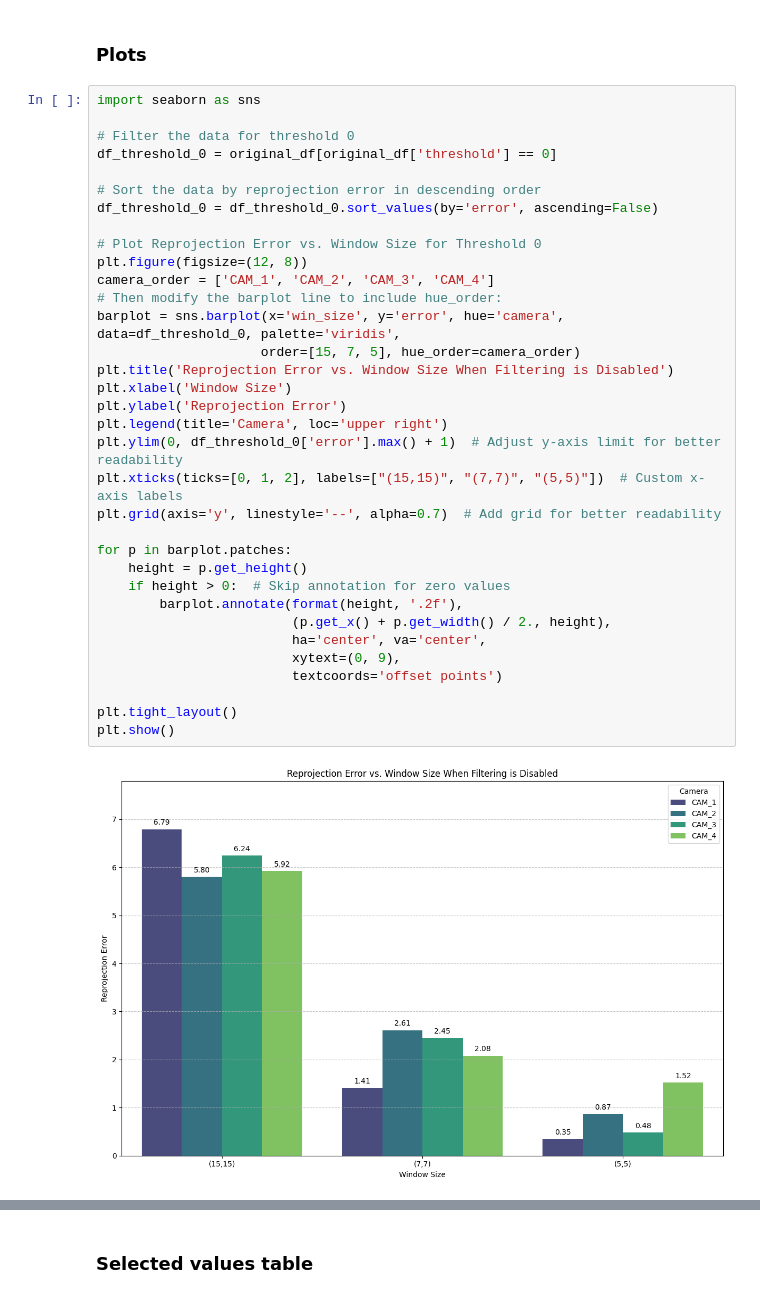
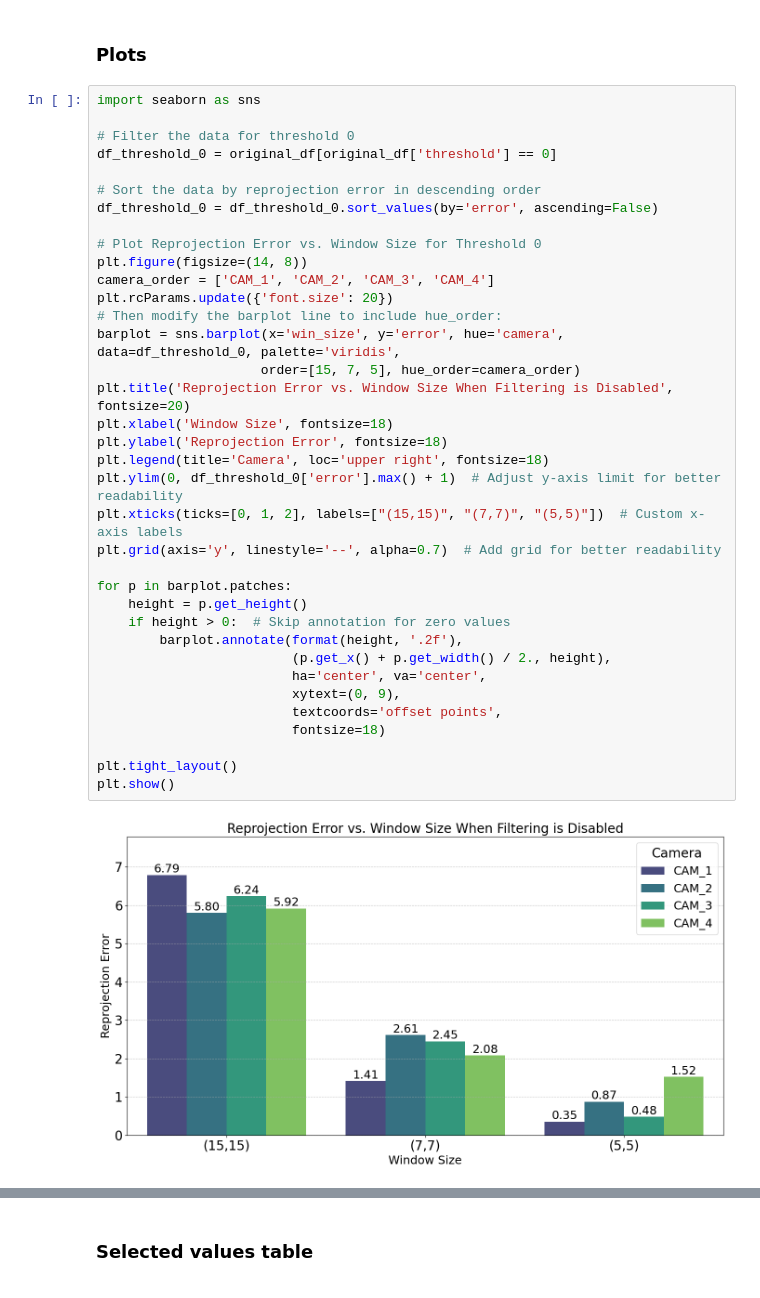
Before and after one commit to damianstone/cv-calibration-triangulation, a Jupyter notebook: report/intrinsic_results..ipynb, the cells around one changed output, grey strips where cells are left out. Saved outputs shown, nothing was run; the diff lists cells and outputs as text.

Commit message:
plots

```diff
--- a/report/intrinsic_results..ipynb
+++ b/report/intrinsic_results..ipynb
@@ -118,36 +118,38 @@ original_df = pd.read_csv(f"{root}/data/intrinsic_experiments.csv")
 # %%
 import seaborn as sns
 
 # Filter the data for threshold 0
 df_threshold_0 = original_df[original_df['threshold'] == 0]
 
 # Sort the data by reprojection error in descending order
 df_threshold_0 = df_threshold_0.sort_values(by='error', ascending=False)
 
 # Plot Reprojection Error vs. Window Size for Threshold 0
-plt.figure(figsize=(12, 8))
+plt.figure(figsize=(14, 8))
 camera_order = ['CAM_1', 'CAM_2', 'CAM_3', 'CAM_4']
+plt.rcParams.update({'font.size': 20})
 # Then modify the barplot line to include hue_order:
 barplot = sns.barplot(x='win_size', y='error', hue='camera', data=df_threshold_0, palette='viridis',
                      order=[15, 7, 5], hue_order=camera_order)
-plt.title('Reprojection Error vs. Window Size When Filtering is Disabled')
-plt.xlabel('Window Size')
-plt.ylabel('Reprojection Error')
-plt.legend(title='Camera', loc='upper right')
+plt.title('Reprojection Error vs. Window Size When Filtering is Disabled', fontsize=20)
+plt.xlabel('Window Size', fontsize=18)
+plt.ylabel('Reprojection Error', fontsize=18)
+plt.legend(title='Camera', loc='upper right', fontsize=18)
 plt.ylim(0, df_threshold_0['error'].max() + 1)  # Adjust y-axis limit for better readability
 plt.xticks(ticks=[0, 1, 2], labels=["(15,15)", "(7,7)", "(5,5)"])  # Custom x-axis labels
 plt.grid(axis='y', linestyle='--', alpha=0.7)  # Add grid for better readability
 
 for p in barplot.patches:
     height = p.get_height()
     if height > 0:  # Skip annotation for zero values
         barplot.annotate(format(height, '.2f'),
                          (p.get_x() + p.get_width() / 2., height),
                          ha='center', va='center',
                          xytext=(0, 9),
-                         textcoords='offset points')
+                         textcoords='offset points',
+                         fontsize=18)
 
 plt.tight_layout()
 plt.show()
 # %% [output]
-[figure, old version]
+[figure, new version]
```
Also changed, not shown: parts of 6 cells of this notebook, 11 other files.
